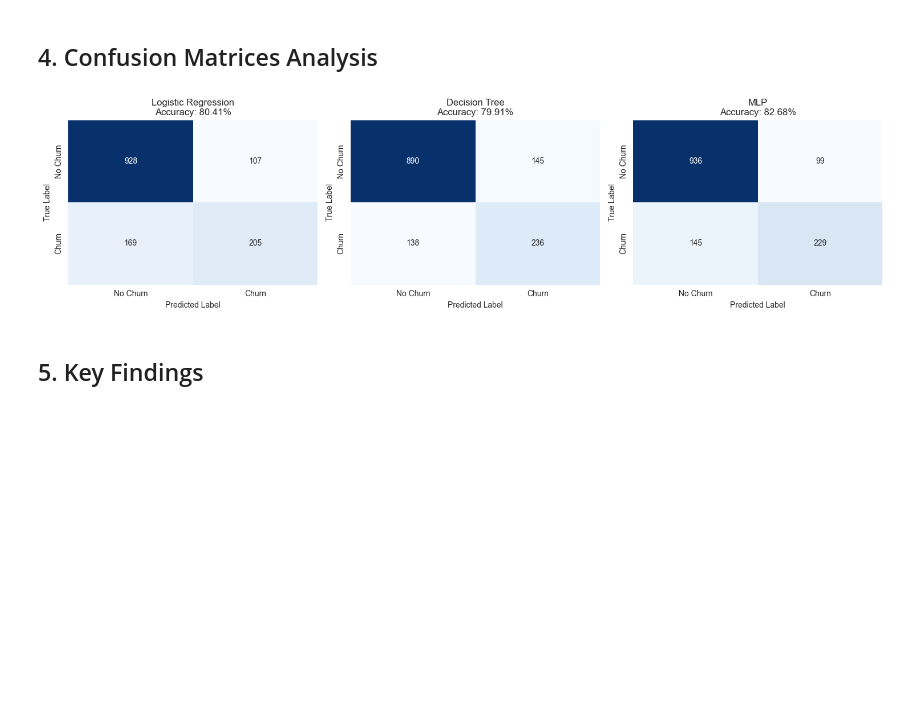
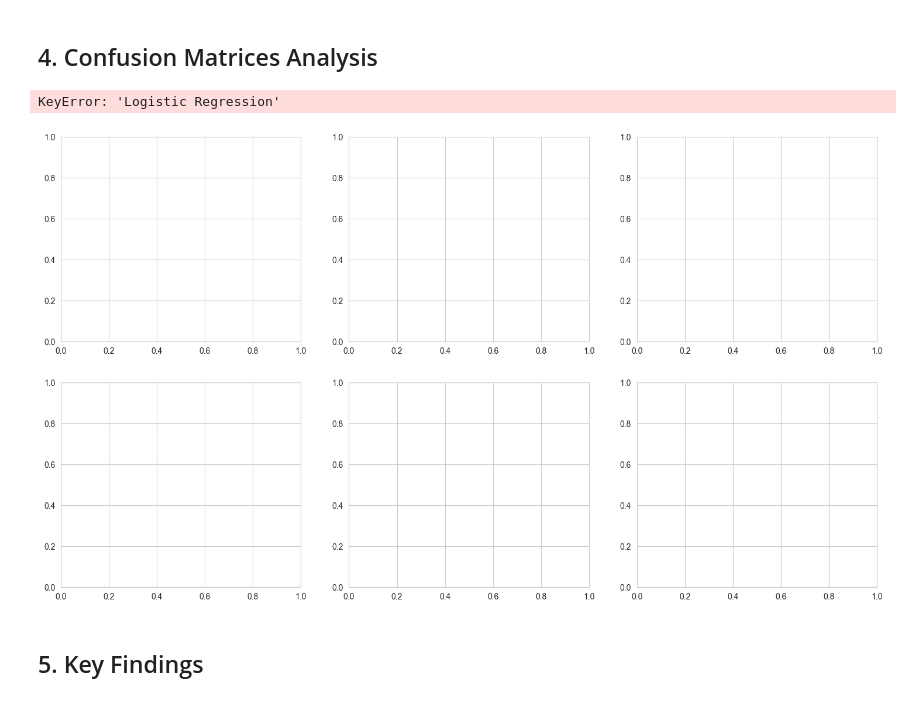
Before and after one commit to r0hansng/customer-churn-prediction, a Jupyter notebook: notebooks/results_analysis.ipynb, the cells around one changed output. Saved outputs shown, nothing was run; the diff lists cells and outputs as text; code cells hidden in the pictures; blank space fills up the shorter version.

```diff
--- a/notebooks/results_analysis.ipynb
+++ b/notebooks/results_analysis.ipynb
@@ -80,24 +104,19 @@ Best Model: MLP (F1 Score: 0.6524)
 # %% [markdown]
 ## 3. Metrics Comparison Visualization
 # %%
-# Create comparison plot
-fig, ax = plt.subplots(figsize=(12, 6))
+# Create metrics comparison visualization
+fig, axes = plt.subplots(2, 2, figsize=(14, 10))
 
-x = np.arange(len(summary_df.index))
-width = 0.2
-
-ax.bar(x - 1.5*width, summary_df['accuracy'], width, label='Accuracy')
-ax.bar(x - 0.5*width, summary_df['precision'], width, label='Precision')
-ax.bar(x + 0.5*width, summary_df['recall'], width, label='Recall')
-ax.bar(x + 1.5*width, summary_df['f1'], width, label='F1 Score')
-
-ax.set_ylabel('Score')
-ax.set_title('Model Performance Comparison')
-ax.set_xticks(x)
-ax.set_xticklabels(summary_df.index)
-ax.legend()
-ax.set_ylim([0, 1])
-ax.grid(axis='y', alpha=0.3)
+metrics_list = ['accuracy', 'precision', 'recall', 'f1']
+for idx, metric in enumerate(metrics_list):
+    ax = axes[idx // 2, idx % 2]
+    summary_df[metric].sort_values(ascending=False).plot(kind='bar', ax=ax, color='steelblue')
+    ax.set_title(f'{metric.capitalize()} Comparison')
+    ax.set_ylabel('Score')
+    ax.set_xlabel('Model')
+    ax.set_xticklabels(ax.get_xticklabels(), rotation=45, ha='right')
+    ax.set_ylim([0, 1])
+    ax.grid(axis='y', alpha=0.3)
 
 plt.tight_layout()
 plt.show()
@@ -106,23 +125,29 @@ plt.show()
 # %% [markdown]
 ## 4. Confusion Matrices Analysis
 # %%
-fig, axes = plt.subplots(1, 3, figsize=(15, 4))
+# Confusion matrices for all models
+fig, axes = plt.subplots(2, 3, figsize=(18, 10))
+axes = axes.flatten()
 
 for idx, (name, model) in enumerate(models.items()):
-    y_pred = model.predict(X_test)
+    y_pred = results[name]['y_pred']
     cm = confusion_matrix(y_test, y_pred)
 
     sns.heatmap(cm, annot=True, fmt='d', ax=axes[idx], cmap='Blues', cbar=False)
-    axes[idx].set_title(f'{name}\nAccuracy: {results[name]["accuracy"]:.2%}')
+    axes[idx].set_title(f'{name}\nAccuracy: {results[name]["accuracy"]:.2%} | F1: {results[name]["f1"]:.3f}')
     axes[idx].set_ylabel('True Label')
     axes[idx].set_xlabel('Predicted Label')
     axes[idx].set_xticklabels(['No Churn', 'Churn'])
     axes[idx].set_yticklabels(['No Churn', 'Churn'])
 
+# Hide the extra subplot
+axes[-1].axis('off')
+
 plt.tight_layout()
 plt.show()
 # %% [output]
+KeyError: 'Logistic Regression'
-[figure, old version]
+[figure, new version]
 # %% [markdown]
 ## 5. Key Findings
 # %%
```
Also changed, not shown: parts of 6 cells of this notebook, 2 other files.
